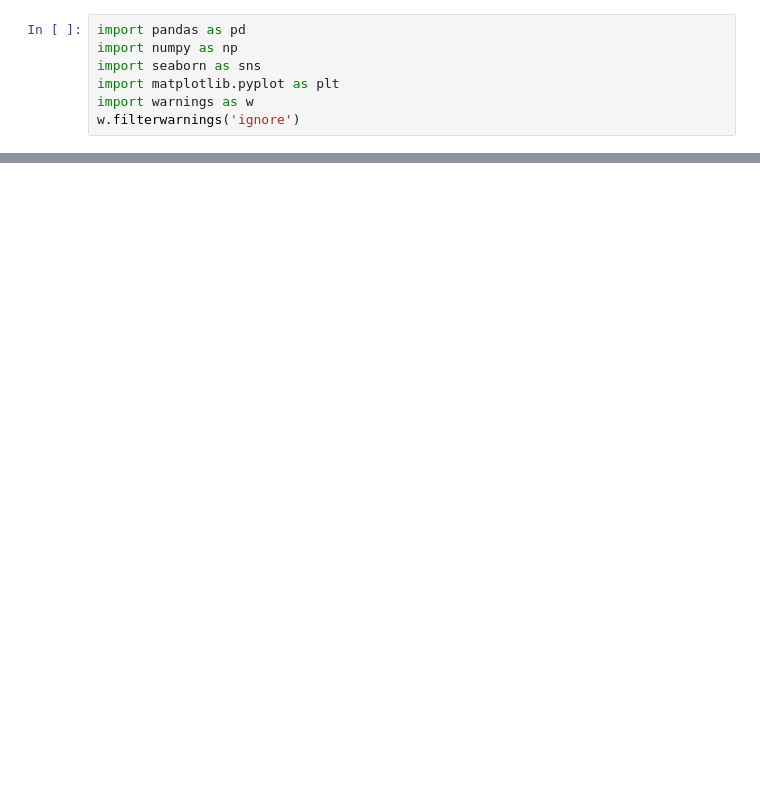
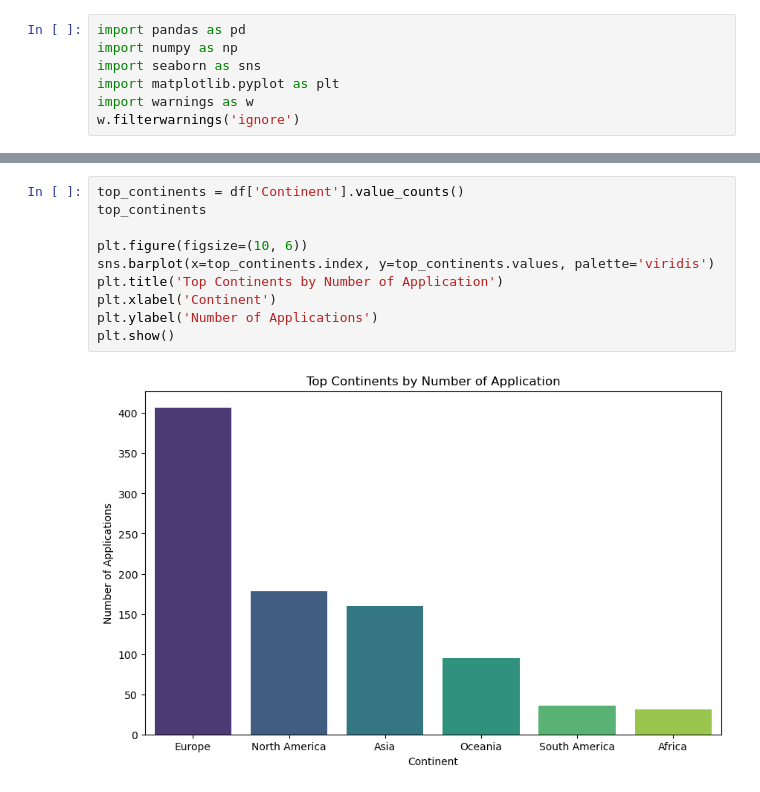
Before and after one commit to hassansultankhan/Cost-of-international-studies, a Jupyter notebook: study_cost.ipynb, the cells around one changed output, grey strips where cells are left out. Cells and saved outputs as stored; diff of their text form; blank space fills up the shorter version.

Commit message:
top countries

```diff
--- a/study_cost.ipynb
+++ b/study_cost.ipynb
@@ -19,0 +130,12 @@ df
+# %%
+top_continents = df['Continent'].value_counts()
+top_continents
+
+plt.figure(figsize=(10, 6))
+sns.barplot(x=top_continents.index, y=top_continents.values, palette='viridis')
+plt.title('Top Continents by Number of Application')
+plt.xlabel('Continent')
+plt.ylabel('Number of Applications')
+plt.show()
+# %% [output]
+[figure, added]
```
Also changed, not shown: parts of 4 cells of this notebook.
